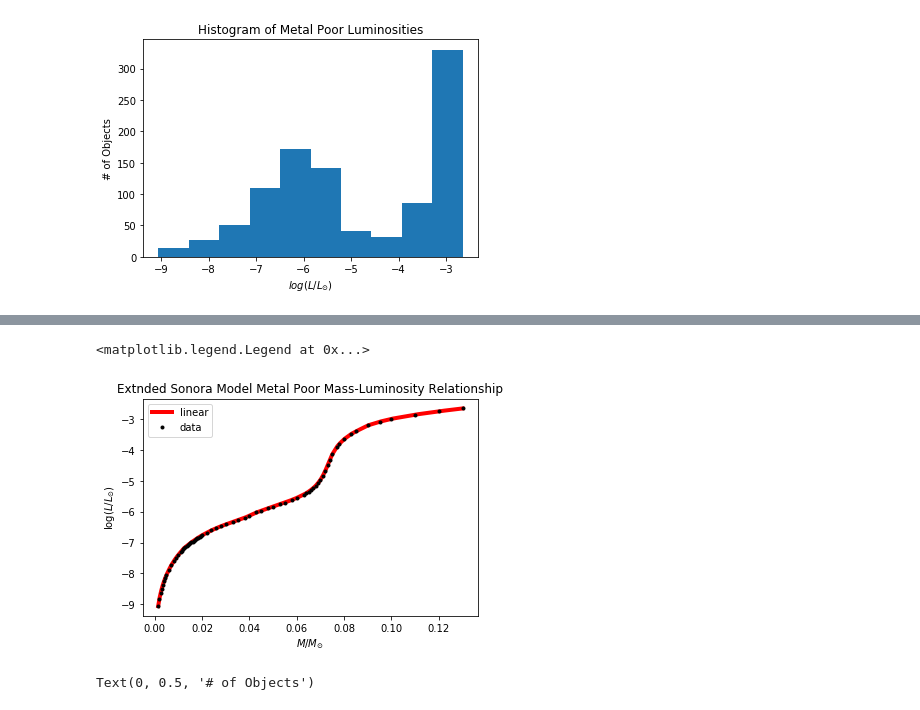
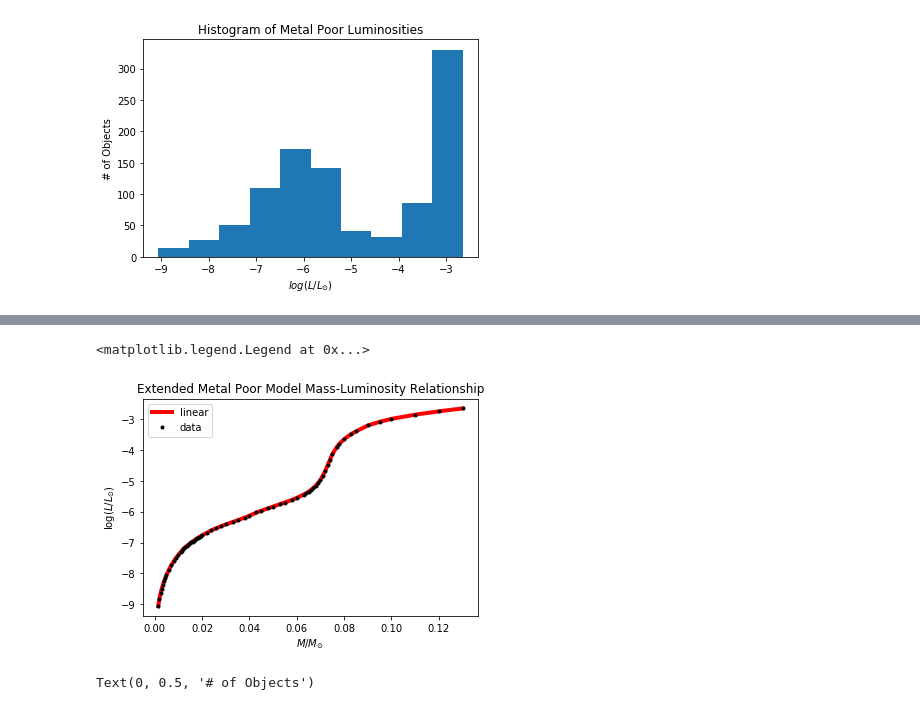
Before and after one commit to dhilligo/BDwarfLumFunction, a Jupyter notebook: GCNS Table Analysis.ipynb, the cells around one changed output, grey strips where cells are left out. Saved outputs shown, nothing was run; the diff lists cells and outputs as text; code cells hidden in the pictures.

```diff
--- a/GCNS Table Analysis.ipynb
+++ b/GCNS Table Analysis.ipynb
@@ -606,11 +609,11 @@ print(np.min(Mg))
 # %%
 #print(f(masses))
 plt.plot(masses,f(masses),'-',label='linear',c='r',lw=4)
 plt.plot(metal_poor_model['M/Msun'],metal_poor_model['log L/Lsun'],'.',label='data',lw=8,c='black')
 plt.xlabel(r"$M/M_{\odot}$")
 plt.ylabel(r"log($L/L_{\odot}$)")
-plt.title("Extnded Sonora Model Metal Poor Mass-Luminosity Relationship")
+plt.title("Extended Metal Poor Model Mass-Luminosity Relationship")
 plt.legend(loc='best')
 # %% [output]
 <matplotlib.legend.Legend at 0x...>
-[figure, old version]
+[figure, new version]
```
Also changed, not shown: parts of 16 cells of this notebook.
